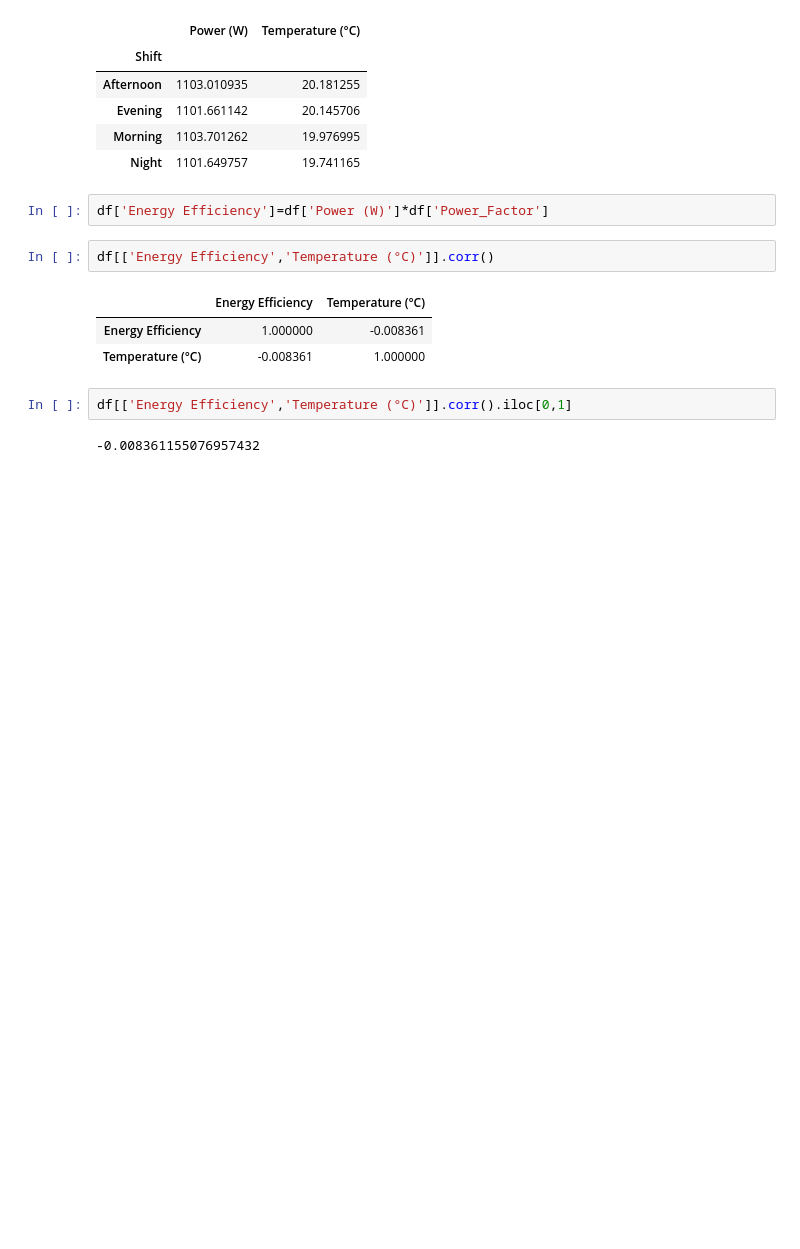
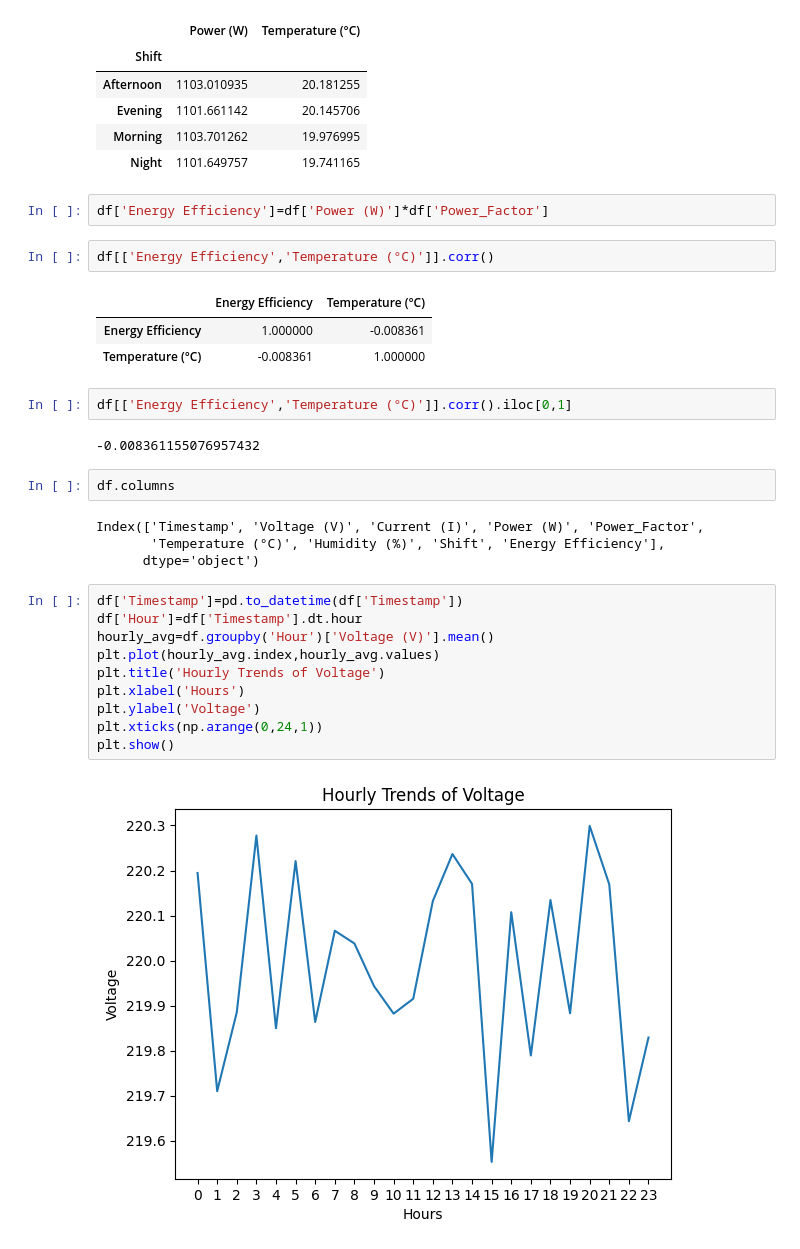
Before and after one commit to dpatil23/Grid-Intelligence-ML, a Jupyter notebook: Assignment_2_230343.ipynb, the cells around one changed output. Cells and saved outputs as stored; diff of their text form; blank space fills up the shorter version.

```diff
--- a/Assignment_2_230343.ipynb
+++ b/Assignment_2_230343.ipynb
@@ -182,3 +182,21 @@ df[['Energy Efficiency','Temperature (°C)']].corr()
 df[['Energy Efficiency','Temperature (°C)']].corr().iloc[0,1]
 # %% [output]
 -0.008361155076957432
+# %%
+df.columns
+# %% [output]
+Index(['Timestamp', 'Voltage (V)', 'Current (I)', 'Power (W)', 'Power_Factor',
+       'Temperature (°C)', 'Humidity (%)', 'Shift', 'Energy Efficiency'],
+      dtype='object')
+# %%
+df['Timestamp']=pd.to_datetime(df['Timestamp'])
+df['Hour']=df['Timestamp'].dt.hour
+hourly_avg=df.groupby('Hour')['Voltage (V)'].mean()
+plt.plot(hourly_avg.index,hourly_avg.values)
+plt.title('Hourly Trends of Voltage')
+plt.xlabel('Hours')
+plt.ylabel('Voltage')
+plt.xticks(np.arange(0,24,1))
+plt.show()
+# %% [output]
+[figure, added]
```
Also changed, not shown: parts of 3 cells of this notebook.
